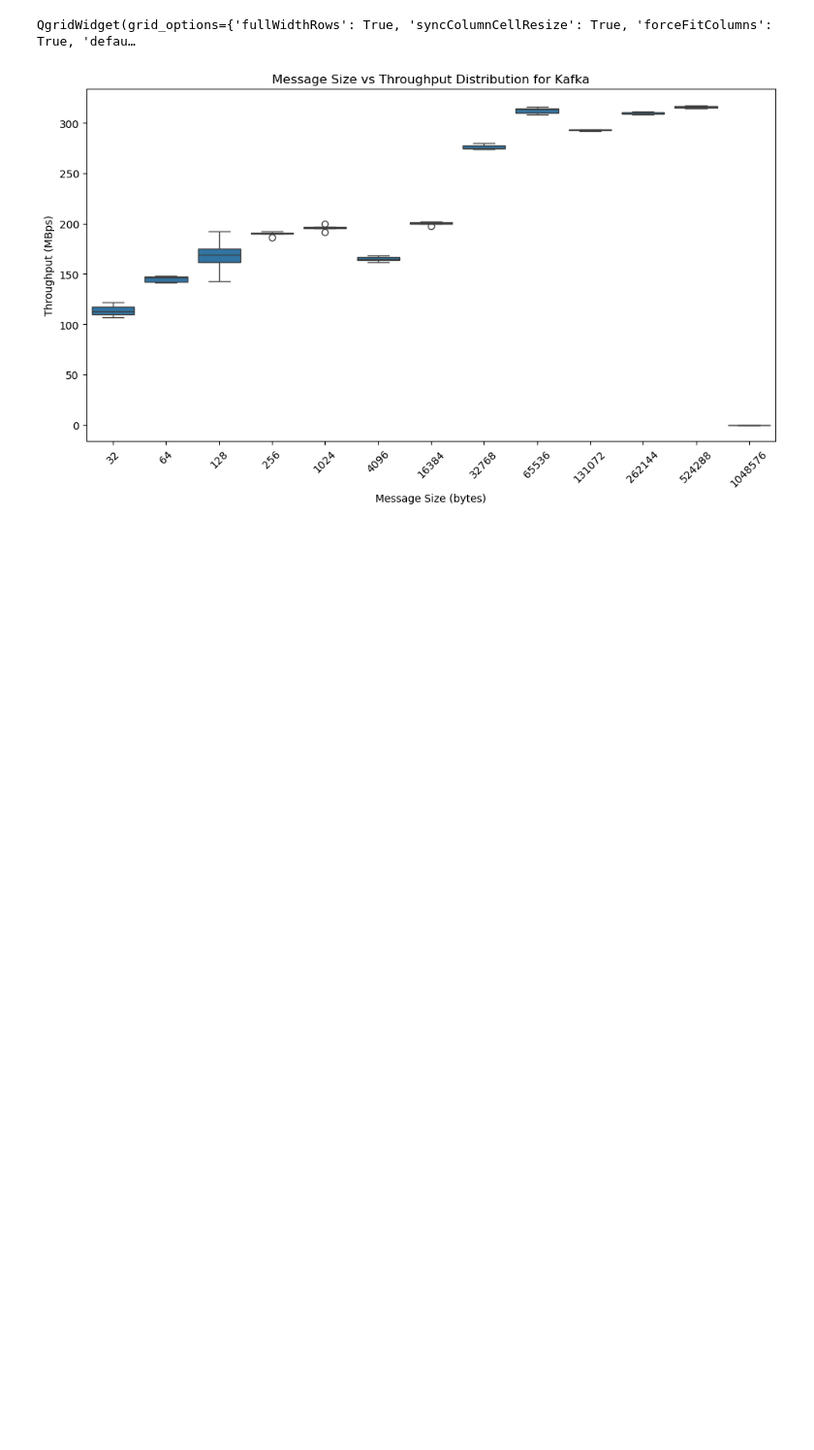
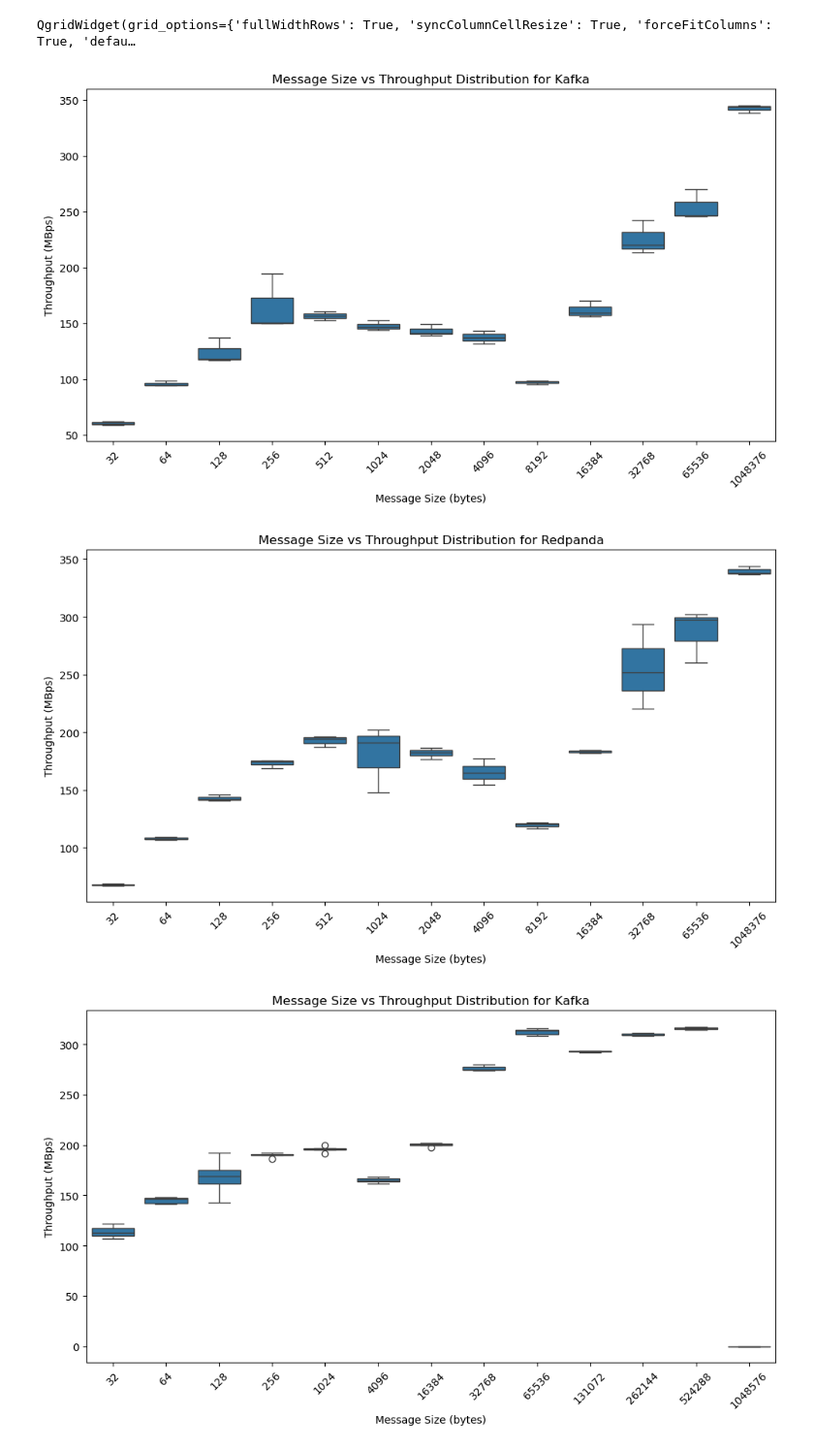
Before and after one commit to stream-energy/greenflow, a Jupyter notebook: plots/5-messageSize.ipynb, the cells around one changed output. Shown at 97% size. Saved outputs shown, nothing was run; the diff lists cells and outputs as text; code cells hidden in the pictures; blank space fills up the shorter version.

```diff
--- a/plots/5-messageSize.ipynb
+++ b/plots/5-messageSize.ipynb
@@ -61,9 +66,14 @@ taurus_1 = an.full_analytical_pipeline(cluster="taurus", **common)
 # %%
 # safety_analysis(ovhnvme_1)
 # %%
-# grappe_1 = an.full_analytical_pipeline(cluster="grappe", **common)
+grappe_1 = an.full_analytical_pipeline(cluster="grappe", **common)
 # %% [output]
 QgridWidget(grid_options={'fullWidthRows': True, 'syncColumnCellResize': True, 'forceFitColumns': True, 'defau…
+# %%
+safety_analysis(grappe_1)
+# %% [output]
+[figure, added]
+[figure, added]
 # %%
 safety_analysis(ovhnvme_1)
 # %% [output]
```
Also changed, not shown: parts of 1 cell of this notebook, 5 other files.
